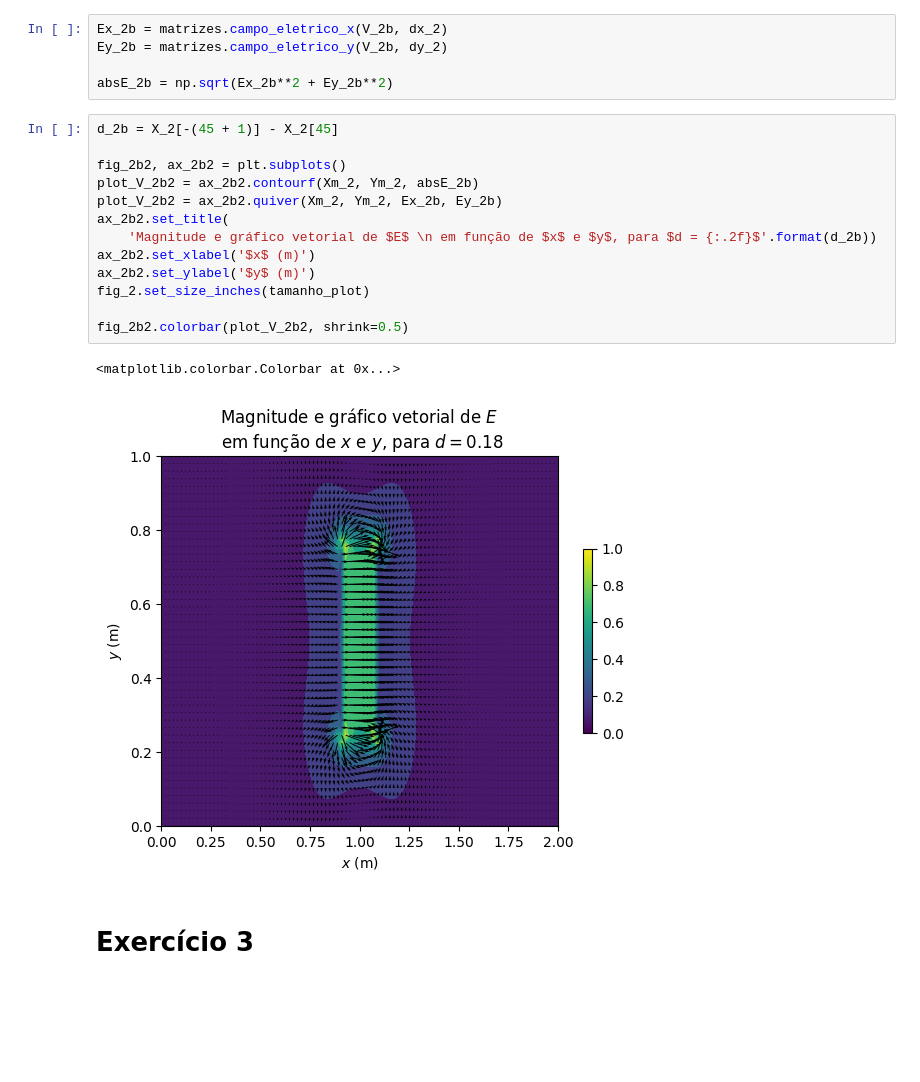
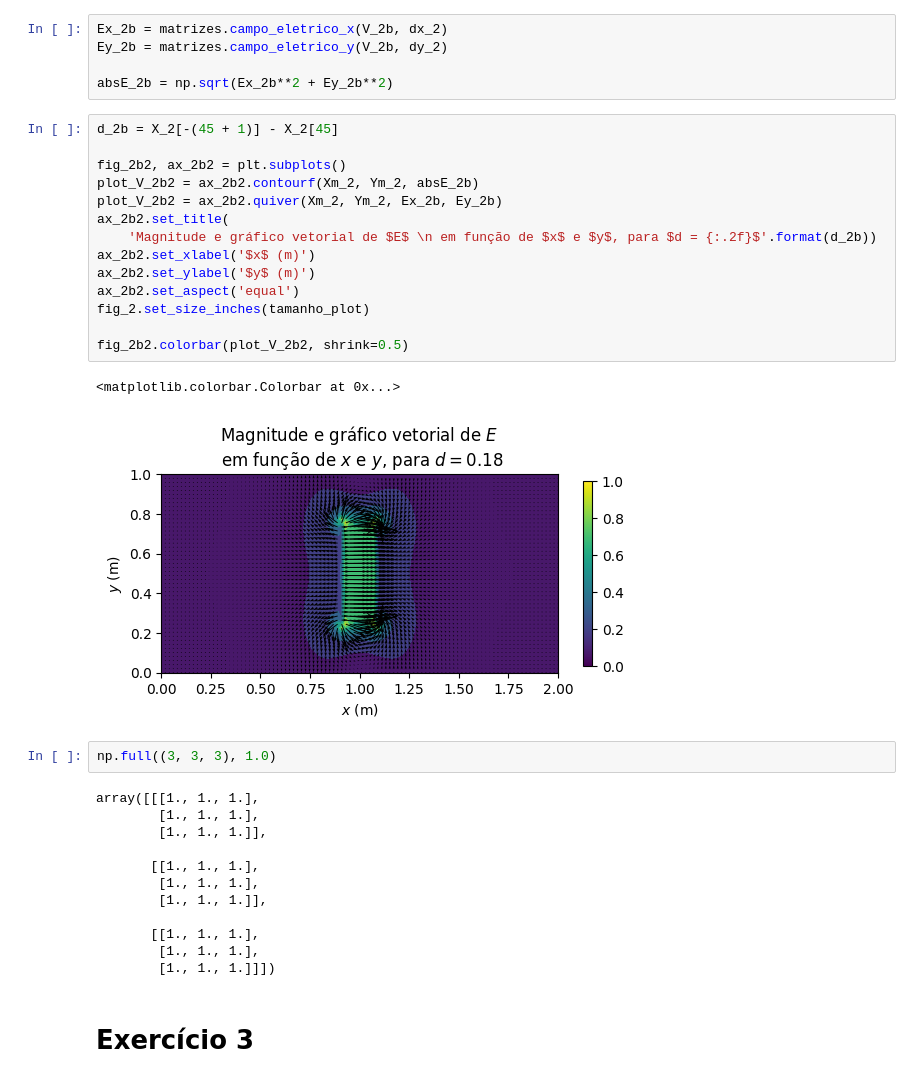
Before and after one commit to vdvdlk/metcomp2, a Jupyter notebook: lista02.ipynb, the cells around one changed output. Cells and saved outputs as stored; diff of their text form; blank space fills up the shorter version.

```diff
--- a/lista02.ipynb
+++ b/lista02.ipynb
@@ -254,19 +258,34 @@ absE_2b = np.sqrt(Ex_2b**2 + Ey_2b**2)
 # %%
 d_2b = X_2[-(45 + 1)] - X_2[45]
 
 fig_2b2, ax_2b2 = plt.subplots()
 plot_V_2b2 = ax_2b2.contourf(Xm_2, Ym_2, absE_2b)
 plot_V_2b2 = ax_2b2.quiver(Xm_2, Ym_2, Ex_2b, Ey_2b)
 ax_2b2.set_title(
     'Magnitude e gráfico vetorial de $E$ \n em função de $x$ e $y$, para $d = {:.2f}$'.format(d_2b))
 ax_2b2.set_xlabel('$x$ (m)')
 ax_2b2.set_ylabel('$y$ (m)')
+ax_2b2.set_aspect('equal')
 fig_2.set_size_inches(tamanho_plot)
 
 fig_2b2.colorbar(plot_V_2b2, shrink=0.5)
 # %% [output]
 <matplotlib.colorbar.Colorbar at 0x...>
-[figure, old version]
+[figure, new version]
+# %%
+np.full((3, 3, 3), 1.0)
+# %% [output]
+array([[[1., 1., 1.],
+        [1., 1., 1.],
+        [1., 1., 1.]],
+
+       [[1., 1., 1.],
+        [1., 1., 1.],
+        [1., 1., 1.]],
+
+       [[1., 1., 1.],
+        [1., 1., 1.],
+        [1., 1., 1.]]])
 # %% [markdown]
 # Exercício 3
 # %%
```
Also changed, not shown: parts of 5 cells of this notebook, 11 other files.
